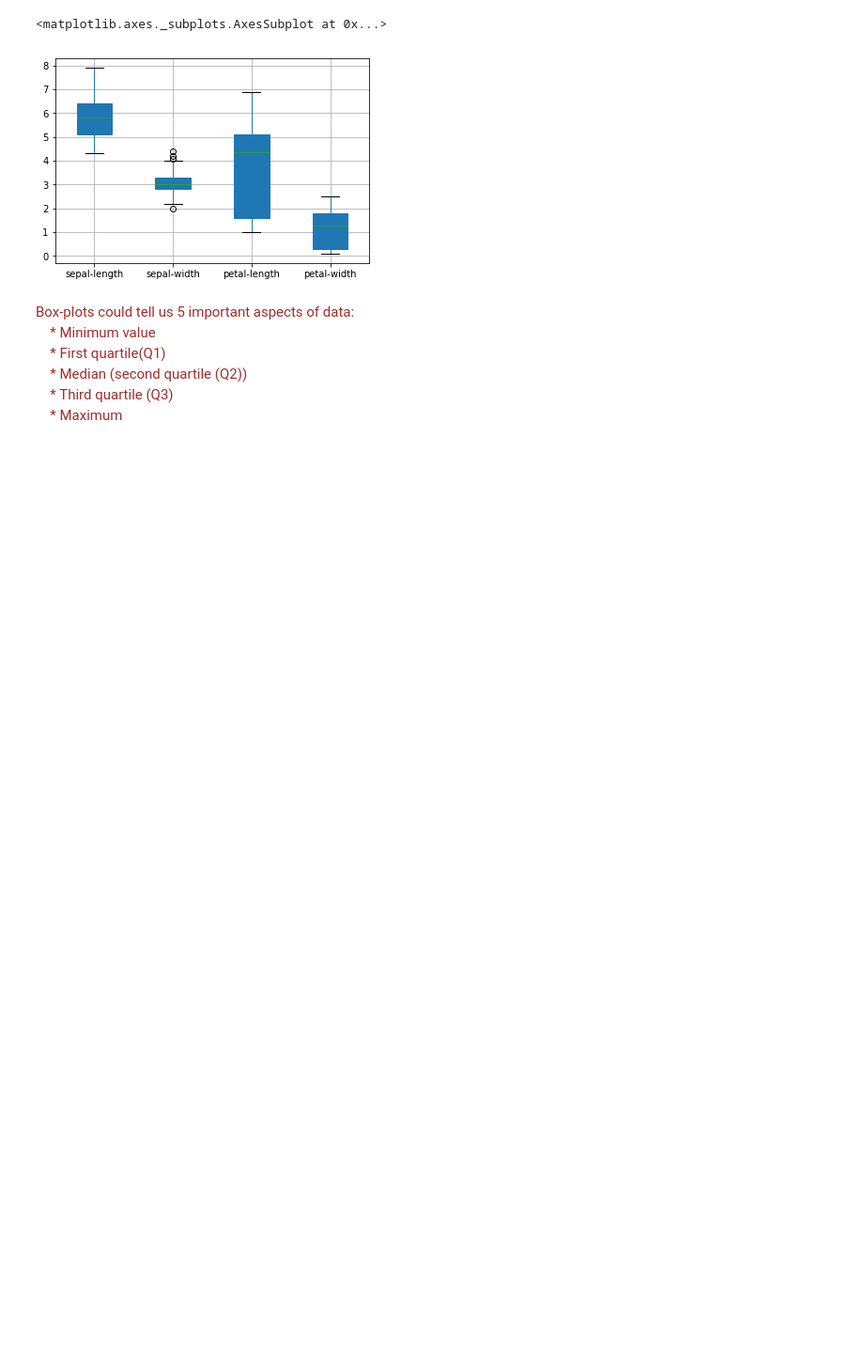
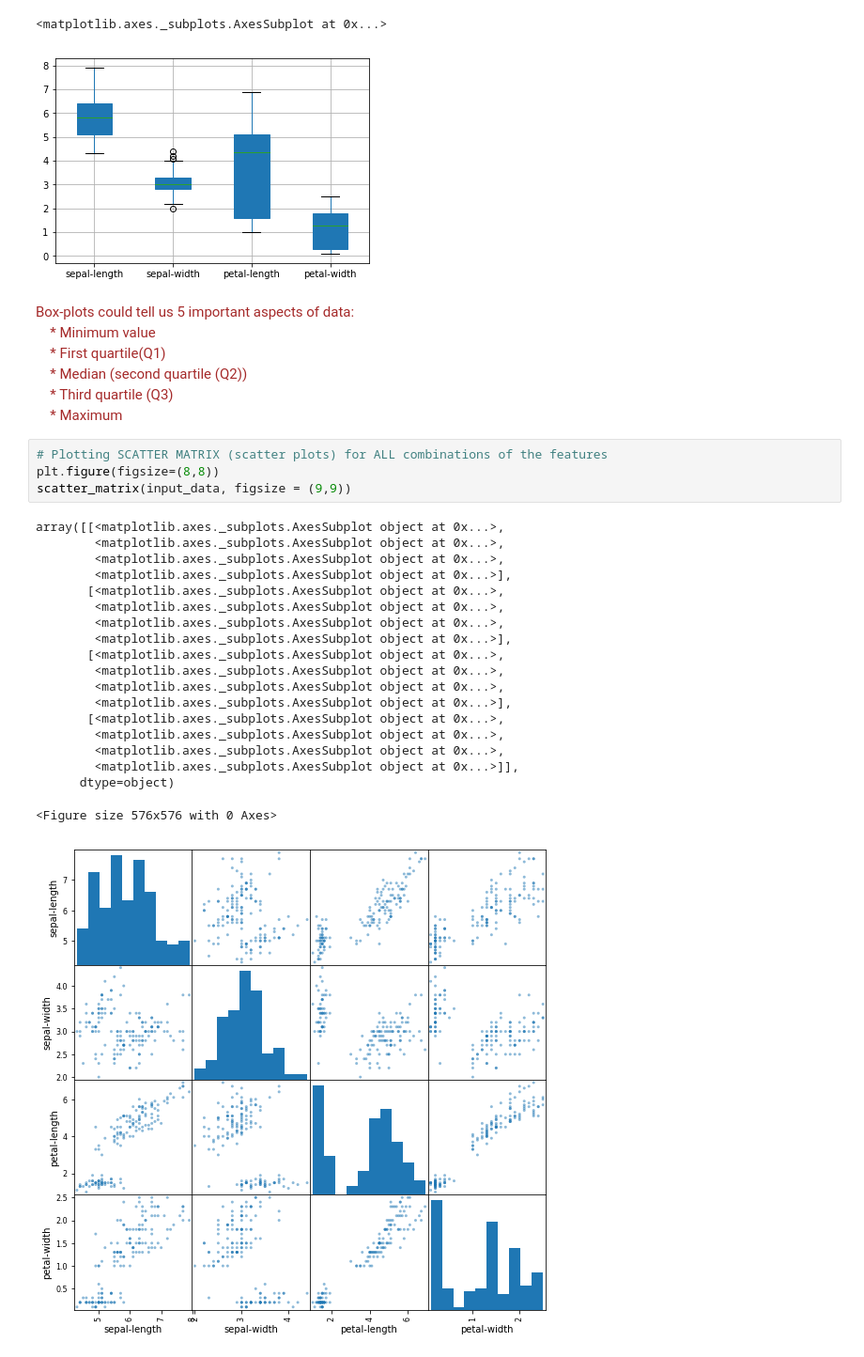
Before and after one commit to akshaybhaskaran/iris_ML-101, a Jupyter notebook: IrisNotebook.ipynb, the cells around one changed output. Shown at 94% size. Cells and saved outputs as stored; diff of their text form; blank space fills up the shorter version.

Commit message:
Scatter Plot

```diff
--- a/IrisNotebook.ipynb
+++ b/IrisNotebook.ipynb
@@ -88,3 +89,27 @@ features.plot.box(grid='True', patch_artist=True)
         &emsp;* Third quartile (Q3)<br>
         &emsp;* Maximum
     </font>
+# %%
+# Plotting SCATTER MATRIX (scatter plots) for ALL combinations of the features
+plt.figure(figsize=(8,8))
+scatter_matrix(input_data, figsize = (9,9))
+# %% [output]
+array([[<matplotlib.axes._subplots.AxesSubplot object at 0x...>,
+        <matplotlib.axes._subplots.AxesSubplot object at 0x...>,
+        <matplotlib.axes._subplots.AxesSubplot object at 0x...>,
+        <matplotlib.axes._subplots.AxesSubplot object at 0x...>],
+       [<matplotlib.axes._subplots.AxesSubplot object at 0x...>,
+        <matplotlib.axes._subplots.AxesSubplot object at 0x...>,
+        <matplotlib.axes._subplots.AxesSubplot object at 0x...>,
+        <matplotlib.axes._subplots.AxesSubplot object at 0x...>],
+       [<matplotlib.axes._subplots.AxesSubplot object at 0x...>,
+        <matplotlib.axes._subplots.AxesSubplot object at 0x...>,
+        <matplotlib.axes._subplots.AxesSubplot object at 0x...>,
+        <matplotlib.axes._subplots.AxesSubplot object at 0x...>],
+       [<matplotlib.axes._subplots.AxesSubplot object at 0x...>,
+        <matplotlib.axes._subplots.AxesSubplot object at 0x...>,
+        <matplotlib.axes._subplots.AxesSubplot object at 0x...>,
+        <matplotlib.axes._subplots.AxesSubplot object at 0x...>]],
+      dtype=object)
+<Figure size 576x576 with 0 Axes>
+[figure, added]
```
Also changed, not shown: parts of 2 cells of this notebook.
